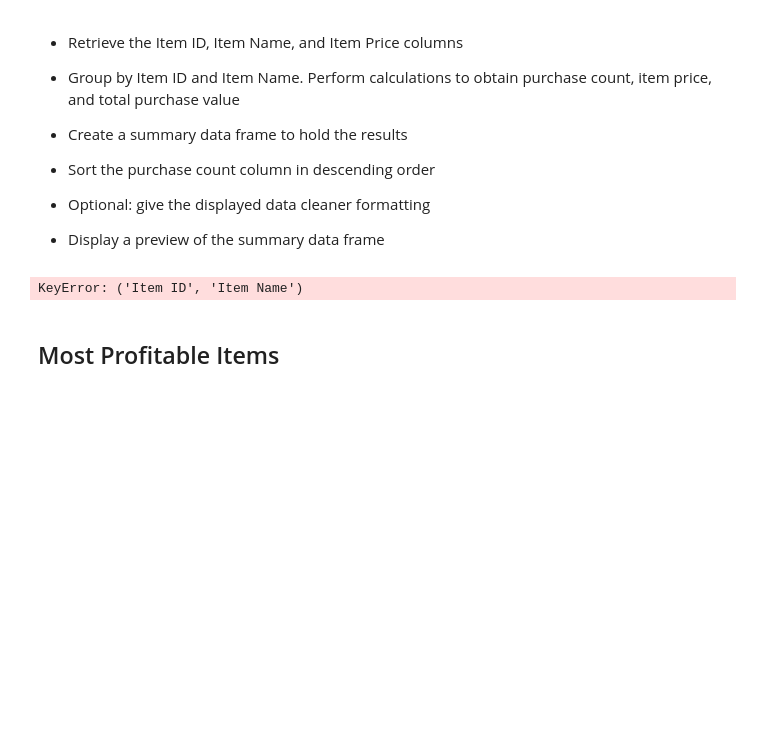
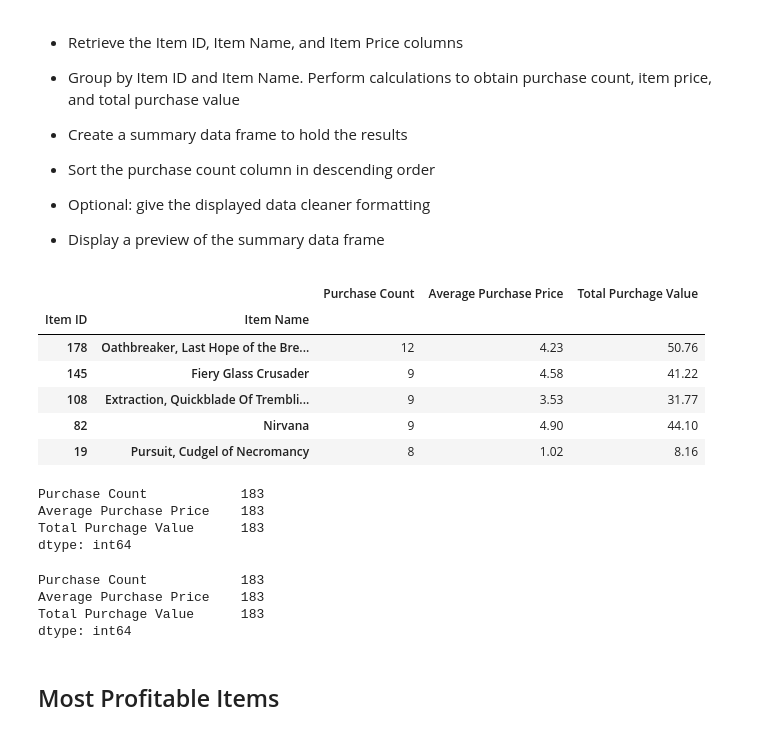
Before and after one commit to Tam-ala/Game-and-School-Stats-with-Pandas, a Jupyter notebook: HeroesOfPymoli/HeroesOfPymoli_update.ipynb, the cells around one changed output. Cells and saved outputs as stored; diff of their text form; code cells hidden in the pictures; blank space fills up the shorter version.

```diff
--- a/HeroesOfPymoli/HeroesOfPymoli_update.ipynb
+++ b/HeroesOfPymoli/HeroesOfPymoli_update.ipynb
@@ -290,12 +294,34 @@ AttributeError: 'DataFrameGroupBy' object has no attribute 'counts'
 
 
 * Display a preview of the summary data frame
-# %%
-# Retrieve the Item ID, Item Name, and Item Price columns
-popular_items_df = purchase_df[["Item ID", "Item Name", "Price"]]
-
-# Grouby Item ID and Item Name
-popular_items_df["Item ID", "Item Name"].groupby()
-# popular_items_df["Item Name"].value_counts()
-# %% [output]
-KeyError: ('Item ID', 'Item Name')
+# %%
+# Retrieve the Item ID, Item Name, and Item Price columns
+popular = purchase_df[["Item ID", "Item Name", "Price"]]
+popular_group = popular.groupby(["Item ID", "Item Name"])
+
+popular_count = popular_group["Price"].count()
+popular_price = popular_group["Price"].mean()
+popular_total = popular_group["Price"].sum()
+
+# Make dataframe summary of purchases by gender & reset index
+popular_df = pd.DataFrame({"Purchase Count": popular_count,
+                              "Average Purchase Price": popular_price,
+                              "Total Purchage Value": popular_total})
+popular_df.reset_index()
+popular_df.sort_values(by="Purchase Count", ascending=False).head()
+# %% [output]
+|  |  | Purchase Count | Average Purchase Price | Total Purchage Value |
+| Item ID | Item Name |  |  |  |
+| 178 | Oathbreaker, Last Hope of the Bre... | 12 | 4.23 | 50.76 |
+| 145 | Fiery Glass Crusader | 9 | 4.58 | 41.22 |
+| 108 | Extraction, Quickblade Of Trembli... | 9 | 3.53 | 31.77 |
+| 82 | Nirvana | 9 | 4.90 | 44.10 |
+| 19 | Pursuit, Cudgel of Necromancy | 8 | 1.02 | 8.16 |
+# %%
+# Identify incomplete rows
+popular_df.count()
+# %% [output]
+Purchase Count            183
+Average Purchase Price    183
+Total Purchage Value      183
+dtype: int64
@@ -302,3 +331,11 @@ KeyError: ('Item ID', 'Item Name')
+# %%
+# Verify dropped rows using count. Nothing changed.
+popular_df.count()
+# %% [output]
+Purchase Count            183
+Average Purchase Price    183
+Total Purchage Value      183
+dtype: int64
 # %% [markdown]
 ## Most Profitable Items
 # %% [markdown]
```
Also changed, not shown: parts of 13 cells of this notebook.
